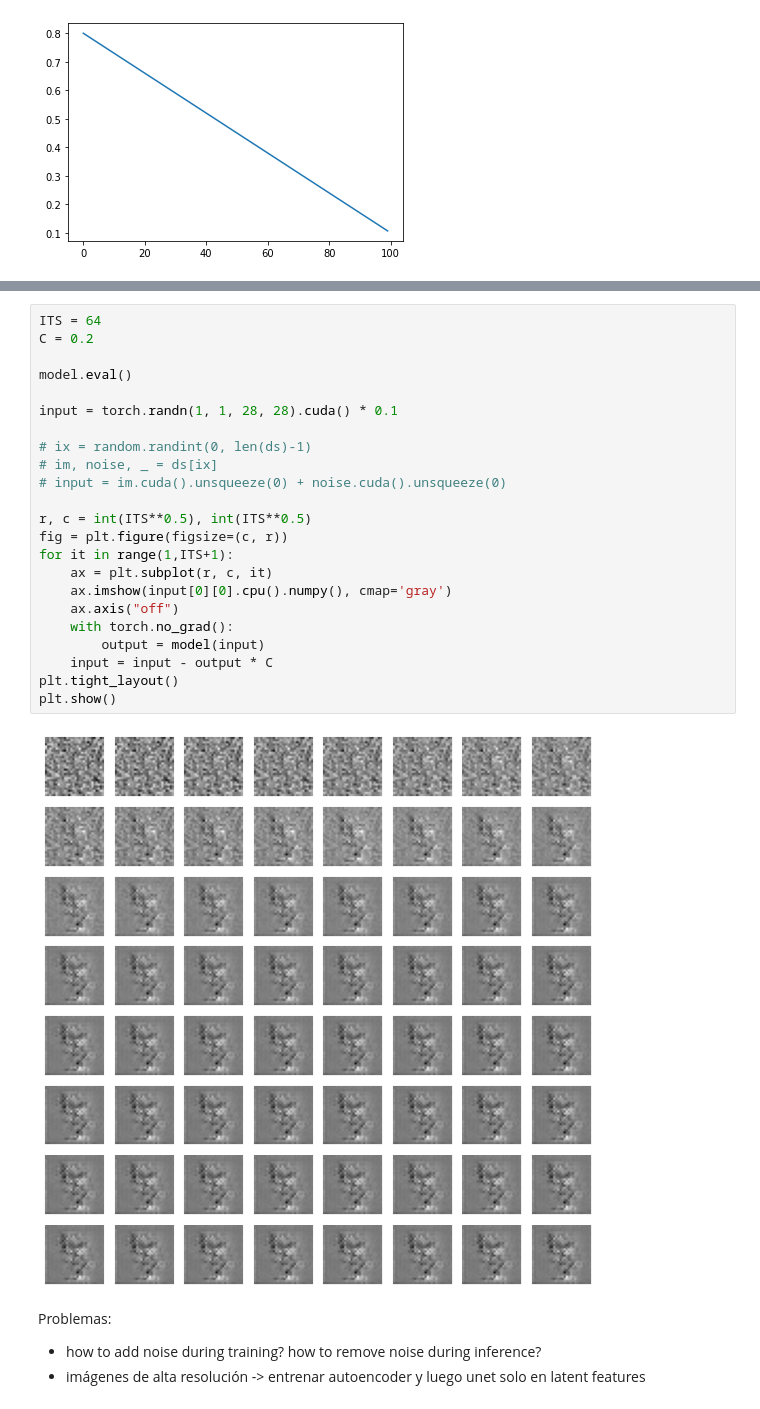
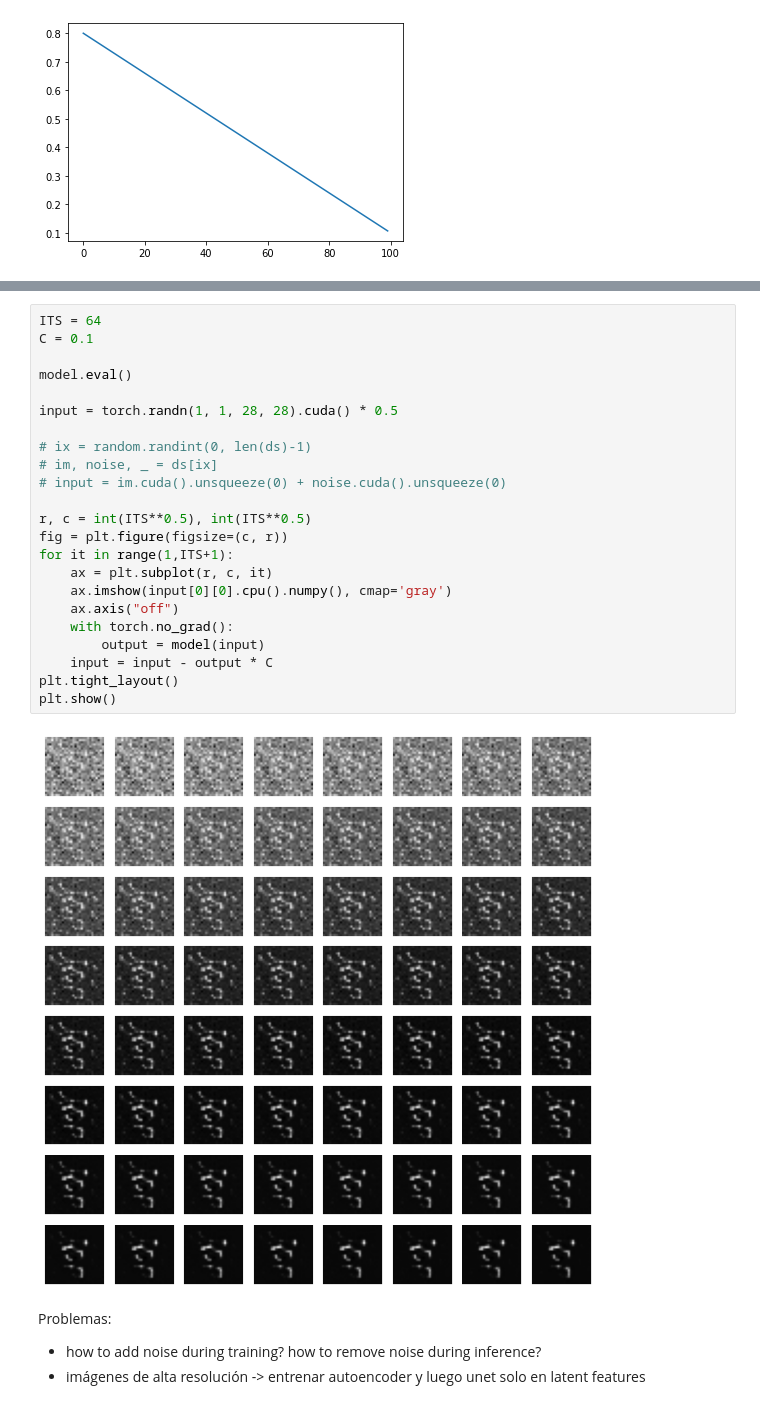
Before and after one commit to juansensio/blog, a Jupyter notebook: 112_sd_scratch_1/112_sd_scratch_1.ipynb, the cells around one changed output, grey strips where cells are left out. Drawn from its saved outputs; the diff is of its cells as text.

```diff
--- a/112_sd_scratch_1/112_sd_scratch_1.ipynb
+++ b/112_sd_scratch_1/112_sd_scratch_1.ipynb
@@ -130,28 +128,28 @@ KeyboardInterrupt:
 # %%
 ITS = 64
-C = 0.2
+C = 0.1
 
 model.eval()
 
-input = torch.randn(1, 1, 28, 28).cuda() * 0.1
+input = torch.randn(1, 1, 28, 28).cuda() * 0.5
 
 # ix = random.randint(0, len(ds)-1)
 # im, noise, _ = ds[ix]
 # input = im.cuda().unsqueeze(0) + noise.cuda().unsqueeze(0)
 
 r, c = int(ITS**0.5), int(ITS**0.5)
 fig = plt.figure(figsize=(c, r))
 for it in range(1,ITS+1):
 	ax = plt.subplot(r, c, it)
 	ax.imshow(input[0][0].cpu().numpy(), cmap='gray')
 	ax.axis("off")
 	with torch.no_grad():
 		output = model(input)
 	input = input - output * C
 plt.tight_layout()
 plt.show()
 # %% [output]
-[figure, old version]
+[figure, new version]
 # %% [markdown]
 Problemas:
 
```
Also changed, not shown: parts of 1 cell of this notebook.
